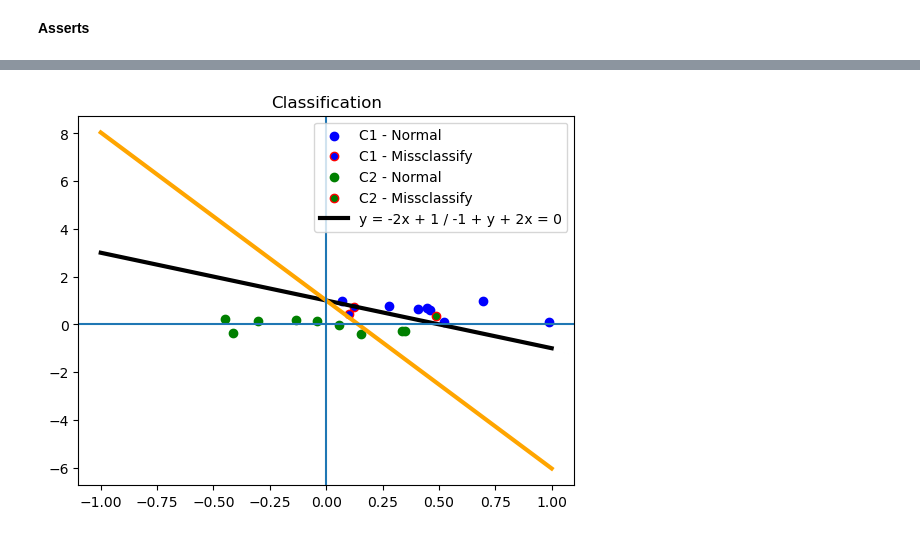
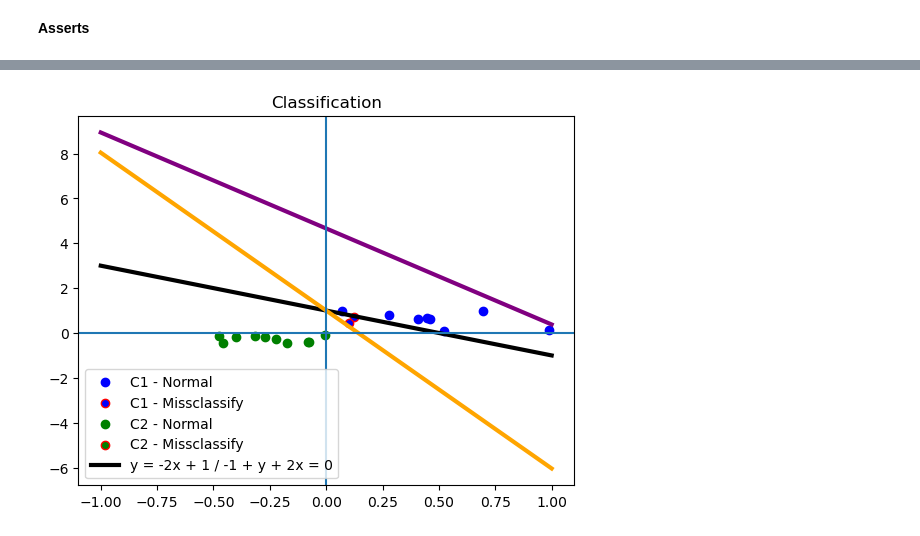
Before and after one commit to yk0766/MLAfterHoursAssignments, a Jupyter notebook: Classification.ipynb, the cells around one changed output, grey strips where cells are left out. Drawn from its saved outputs; the diff is of its cells as text; code cells hidden in the pictures.

```diff
--- a/Classification.ipynb
+++ b/Classification.ipynb
@@ -170,10 +170,10 @@ y1c1 = rng2.uniform(0, 1, m)
 
 # Generate random data for class 2 (uniform between -0.5 and 0.5)
 rng3 = np.random.default_rng(seed=22)
-x2c2 = rng3.uniform(-0.5, 0.5, m)
+x2c2 = rng3.uniform(-0.5, 0, m)
 
 rng4 = np.random.default_rng(seed=23)
-y2c2 = rng4.uniform(-0.5, 0.5, m)
+y2c2 = rng4.uniform(-0.5, 0, m)
 
 # Create x values for decision boundary line
 x_classifier = np.linspace(-1, 1, m)
@@ -201,6 +201,7 @@ for i in range(m):
         x2c2_missclassify_points.append(x2c2[i])
         y2c2_missclassify_points.append(y2c2[i])
         yn_classifier = generate_linear_data(x_classifier, m, -2 - x2c2[i], 1 - 1, 0, 0) / y2c2[i] + 1
+        yn_classifier_up = generate_linear_data(x_classifier, m, -2 + x2c2[i], 1 + 1, 0, 0) / y2c2[i] - 1
 
     else:
         # Correctly classified
@@ -212,31 +213,35 @@ for i in range(m):
 # Plot correctly classified class 1 points (blue)
 plt.scatter(x1c1_normal_points, y1c1_normal_points, color='blue', label='C1 - Normal')
 
 # Plot misclassified class 1 points (blue with red border)
 plt.scatter(x1c1_missclassify_points, y1c1_missclassify_points,facecolors='blue', edgecolors='red', label='C1 - Missclassify')
 
 # Plot correctly classified class 2 points (green)
 plt.scatter(x2c2_normal_points, y2c2_normal_points, color='green', label='C2 - Normal')
 
 # Plot misclassified class 2 points (green with red border)
 plt.scatter(x2c2_missclassify_points, y2c2_missclassify_points, facecolors='green', edgecolors='red', label='C2 - Missclassify')
 
 # Plot decision boundary line
 plt.plot(x_classifier, y_classifier, color='black', label='y = -2x + 1 / -1 + y + 2x = 0', linewidth=3)
 
 # Plot new decision boundary line
 plt.plot(x_classifier, yn_classifier, color='orange',linewidth=3)
          #label='y = -2x + 1 / -1 + y + 2x = 0',
 
+# Plot new decision boundary line
+plt.plot(x_classifier, yn_classifier_up, color='purple',linewidth=3)
+         #label='y = -2x + 1 / -1 + y + 2x = 0',
+
 # Draw X and Y axes
 plt.axhline(0)
 plt.axvline(0)
 
 # Add title and legend
 plt.title("Classification")
 plt.legend()
 
 # Show plot
 plt.show()
 # %% [output]
-[figure, old version]
+[figure, new version]
```
Also changed, not shown: parts of 7 cells of this notebook.
